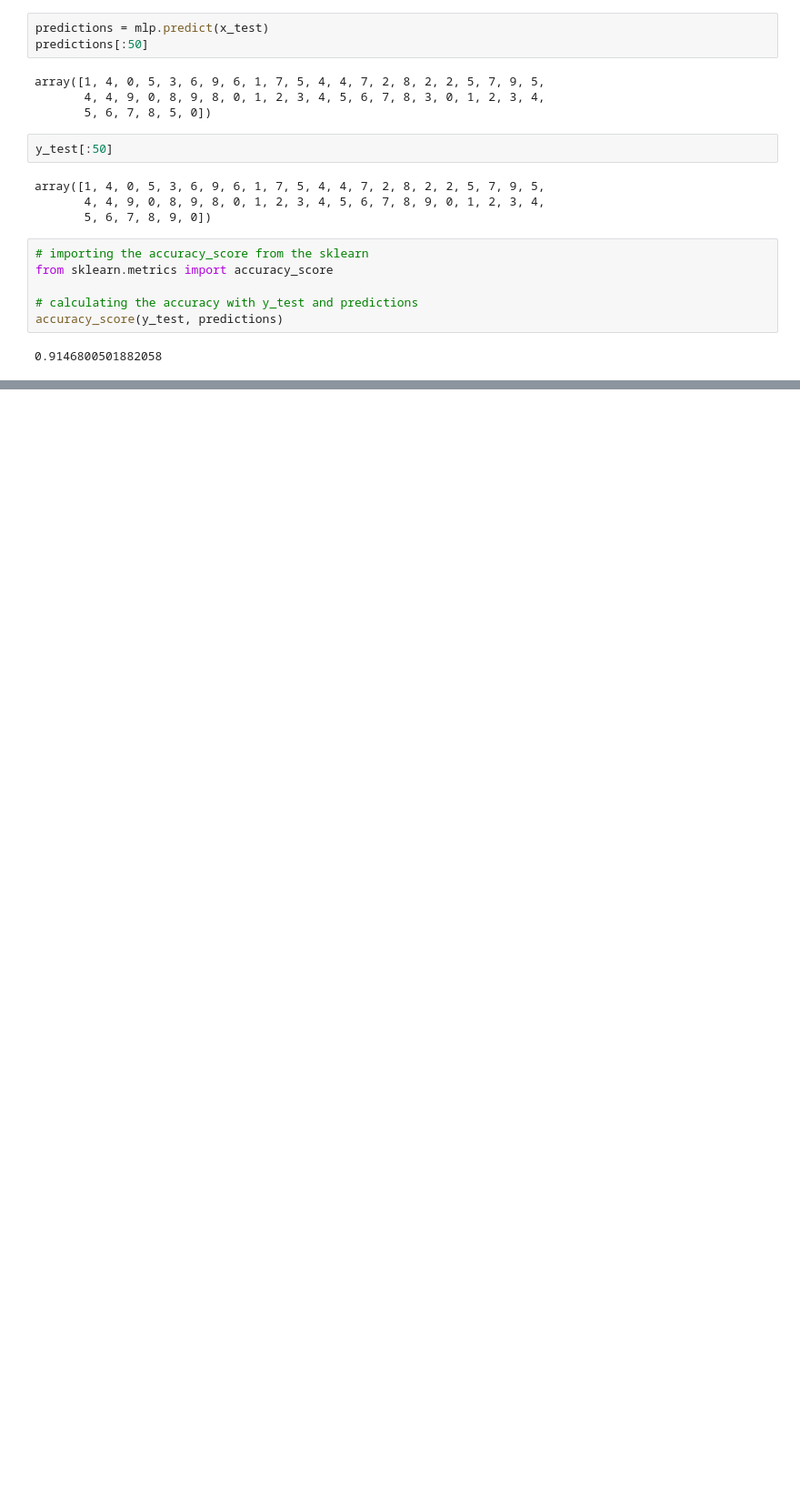
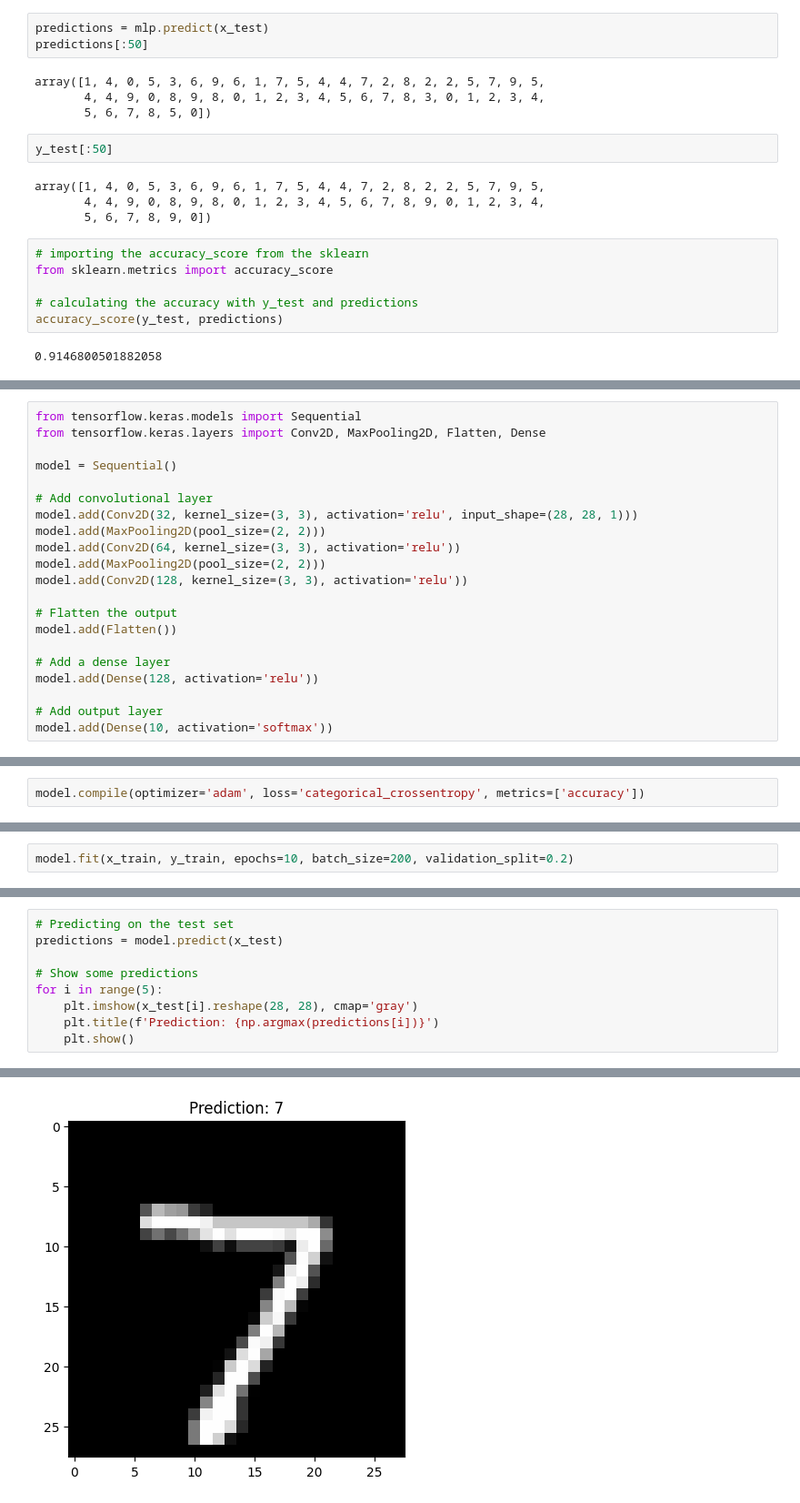
Before and after one commit to shreyakaushik19/Recognizing-HandWritten-Digits-in-Scikit-Learn., a Jupyter notebook: Recognizing_HandWritten_Digits_in_Scikit_Learn.ipynb, the cells around one changed output, grey strips where cells are left out. Shown at 91% size. Drawn from its saved outputs; the diff is of its cells as text; blank space fills up the shorter version.

```diff
--- a/Recognizing_HandWritten_Digits_in_Scikit_Learn.ipynb
+++ b/Recognizing_HandWritten_Digits_in_Scikit_Learn.ipynb
@@ -133,0 +178,21 @@ accuracy_score(y_test, predictions)
+# %%
+from tensorflow.keras.models import Sequential
+from tensorflow.keras.layers import Conv2D, MaxPooling2D, Flatten, Dense
+
+model = Sequential()
+
+# Add convolutional layer
+model.add(Conv2D(32, kernel_size=(3, 3), activation='relu', input_shape=(28, 28, 1)))
+model.add(MaxPooling2D(pool_size=(2, 2)))
+model.add(Conv2D(64, kernel_size=(3, 3), activation='relu'))
+model.add(MaxPooling2D(pool_size=(2, 2)))
+model.add(Conv2D(128, kernel_size=(3, 3), activation='relu'))
+
+# Flatten the output
+model.add(Flatten())
+
+# Add a dense layer
+model.add(Dense(128, activation='relu'))
+
+# Add output layer
+model.add(Dense(10, activation='softmax'))
@@ -133,0 +201,2 @@ accuracy_score(y_test, predictions)
+# %%
+model.compile(optimizer='adam', loss='categorical_crossentropy', metrics=['accuracy'])
@@ -133,0 +205,2 @@ accuracy_score(y_test, predictions)
+# %%
+model.fit(x_train, y_train, epochs=10, batch_size=200, validation_split=0.2)
@@ -133,0 +239,10 @@ accuracy_score(y_test, predictions)
+# %%
+# Predicting on the test set
+predictions = model.predict(x_test)
+
+# Show some predictions
+for i in range(5):
+    plt.imshow(x_test[i].reshape(28, 28), cmap='gray')
+    plt.title(f'Prediction: {np.argmax(predictions[i])}')
+    plt.show()
+# %% [output]
@@ -133,0 +250 @@ accuracy_score(y_test, predictions)
+[figure, added]
```
Also changed, not shown: parts of 11 cells of this notebook.
